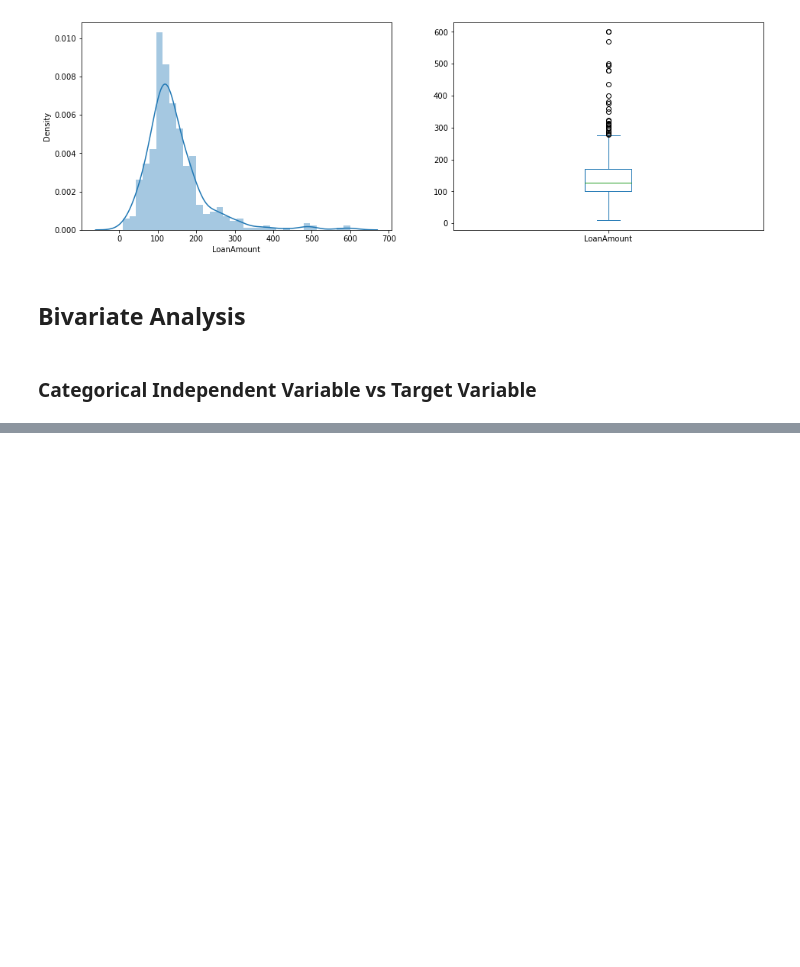
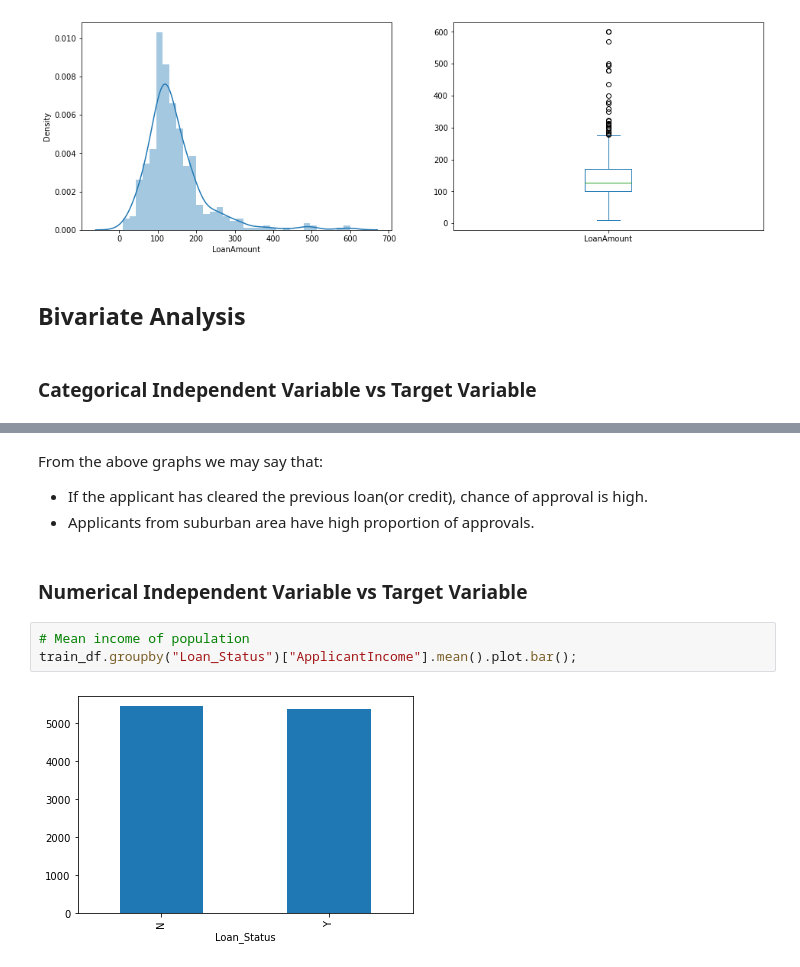
Before and after one commit to sreemannarayanac/Projects, a Jupyter notebook: Loan Prediction Practice Problem/EDA.ipynb, the cells around one changed output, grey strips where cells are left out. Cells and saved outputs as stored; diff of their text form; blank space fills up the shorter version.

```diff
--- a/Loan Prediction Practice Problem/Main Notebook.ipynb
+++ b/Loan Prediction Practice Problem/EDA.ipynb
@@ -168,0 +210,11 @@ plt.show()
+# %% [markdown]
+From the above graphs we may say that:
+- If the applicant has cleared the previous loan(or credit), chance of approval is high.
+- Applicants from suburban area have high proportion of approvals.
+# %% [markdown]
+### Numerical Independent Variable vs Target Variable
+# %%
+# Mean income of population
+train_df.groupby("Loan_Status")["ApplicantIncome"].mean().plot.bar();
+# %% [output]
+[figure, added]
```
Also changed, not shown: parts of 13 cells of this notebook, 1 other file.
